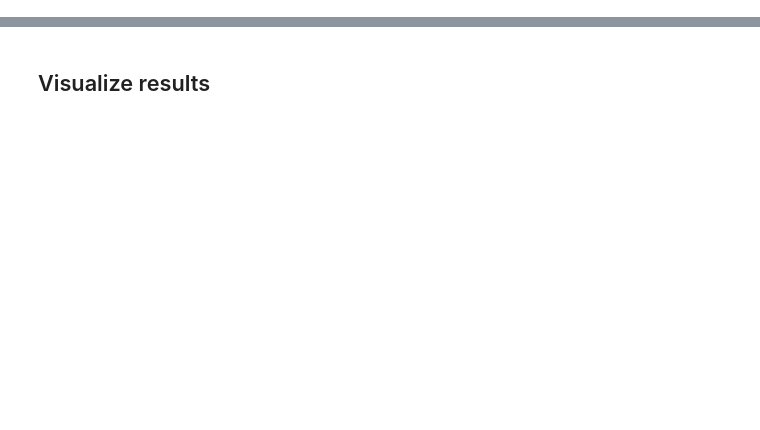
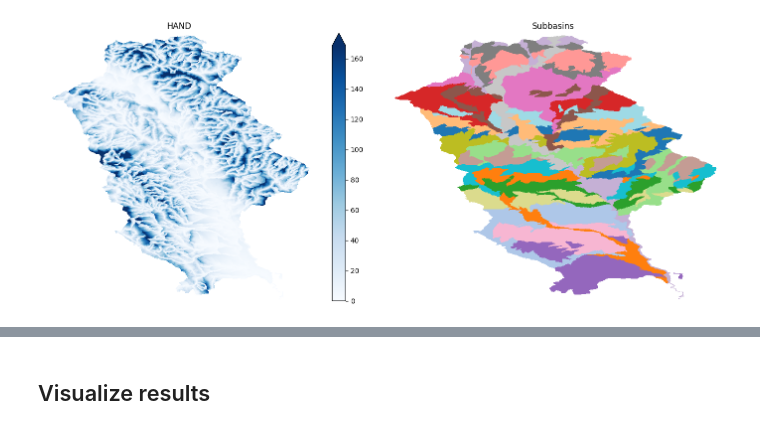
Before and after one commit to avkoehl/valley-floor, a Jupyter notebook: docs_source/notebooks/example.ipynb, the cells around one changed output, grey strips where cells are left out. Saved outputs shown, nothing was run; the diff lists cells and outputs as text; code cells hidden in the pictures; blank space fills up the shorter version.

```diff
--- a/docs_source/notebooks/example.ipynb
+++ b/docs_source/notebooks/example.ipynb
@@ -57,0 +76,24 @@ result = delineate_from_dem_and_flowlines(
+# %%
+import numpy as np
+from matplotlib.colors import ListedColormap
+
+tab20 = plt.cm.tab20.colors
+shuffled = list(tab20)
+rng = np.random.default_rng(42)  # fixed seed so it's reproducible
+rng.shuffle(shuffled)
+cmap_shuffled = ListedColormap(shuffled)
+
+fig, axes = plt.subplots(1, 2, figsize=(14, 6))
+
+hand.plot(ax=axes[0], cmap='Blues', add_colorbar=True, robust=True)
+axes[0].set_title('HAND')
+axes[0].set_axis_off()
+
+subbasins.where(subbasins > 0).plot(ax=axes[1], cmap=cmap_shuffled, add_colorbar=False)
+axes[1].set_title('Subbasins')
+axes[1].set_axis_off()
+
+plt.tight_layout()
+plt.show()
+# %% [output]
+[figure, added]
```
Also changed, not shown: parts of 13 cells of this notebook, 23 other files.
